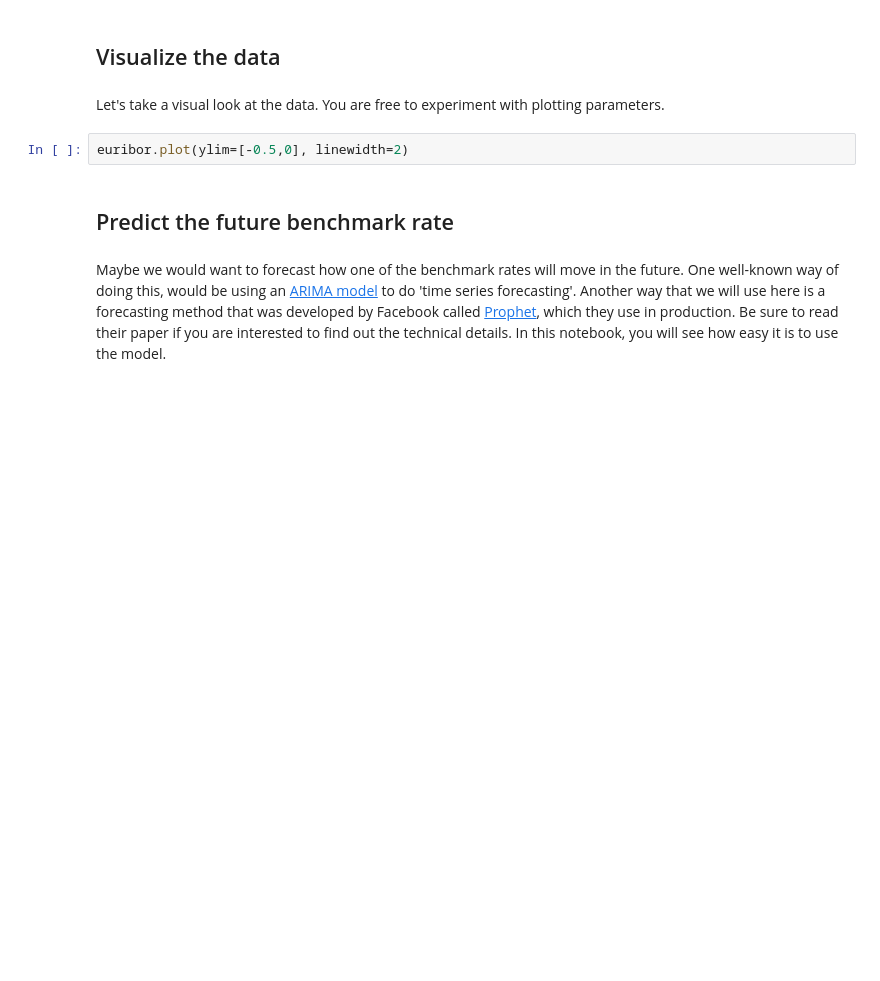
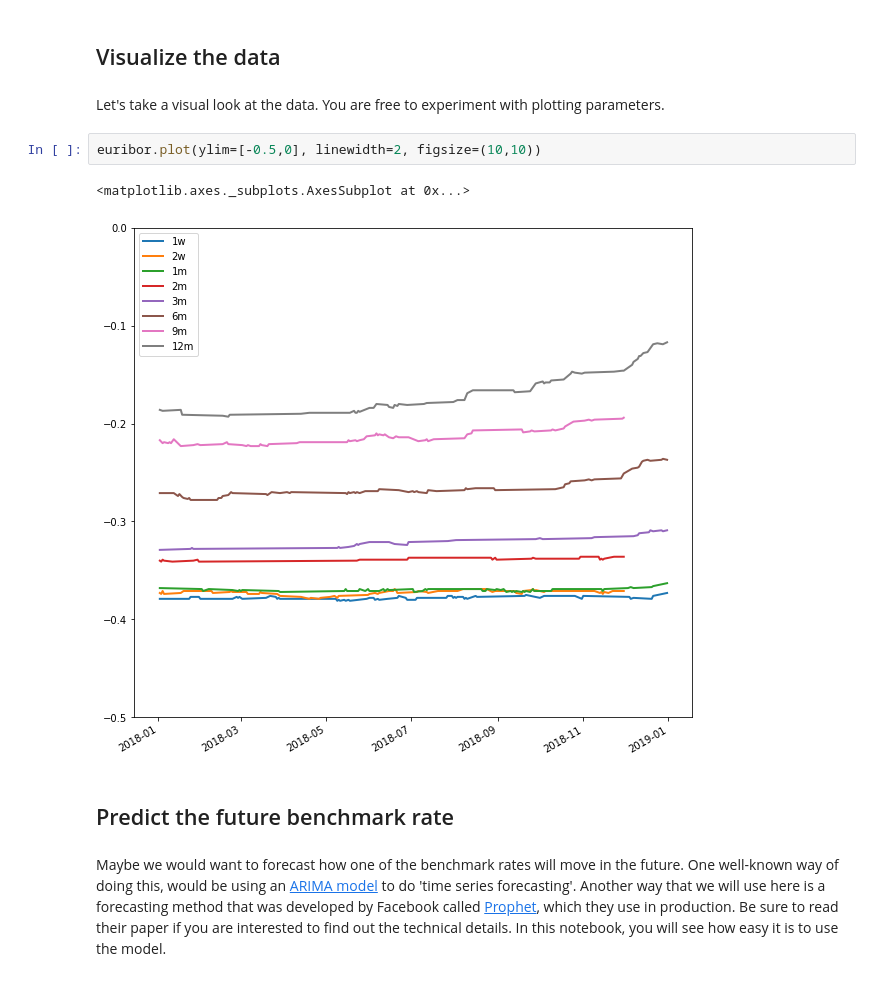
Before and after one commit to bvdboom/demo_dnb_data, a Jupyter notebook: DNB Demo Innovatiefestival.ipynb, the cells around one changed output. Cells and saved outputs as stored; diff of their text form; blank space fills up the shorter version.

Commit message:
figsize

```diff
--- a/DNB Demo Innovatiefestival.ipynb
+++ b/DNB Demo Innovatiefestival.ipynb
@@ -72,7 +108,10 @@ euribor.describe()
 # %% [markdown]
 Let's take a visual look at the data. You are free to experiment with plotting parameters.
 # %%
-euribor.plot(ylim=[-0.5,0], linewidth=2)
+euribor.plot(ylim=[-0.5,0], linewidth=2, figsize=(10,10))
+# %% [output]
+<matplotlib.axes._subplots.AxesSubplot at 0x...>
+[figure, added]
 # %% [markdown]
 ## Predict the future benchmark rate
 # %% [markdown]
```
Also changed, not shown: parts of 7 cells of this notebook.
